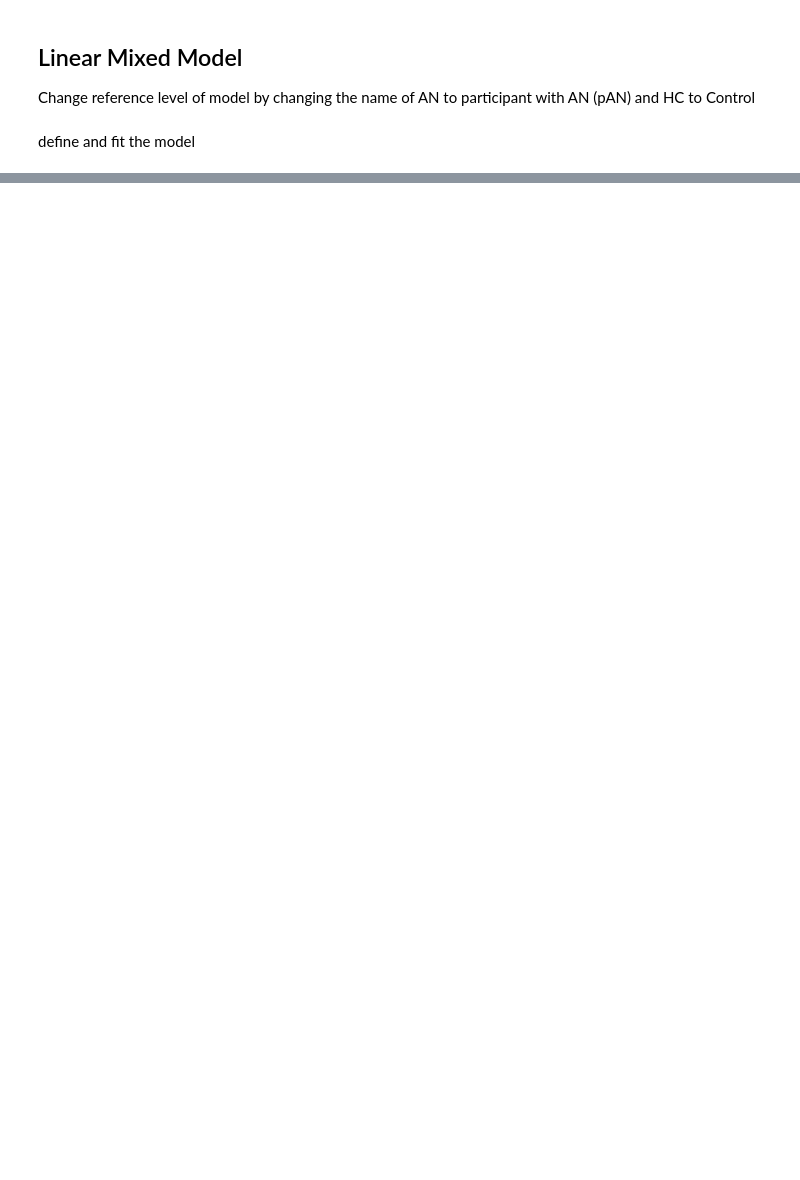
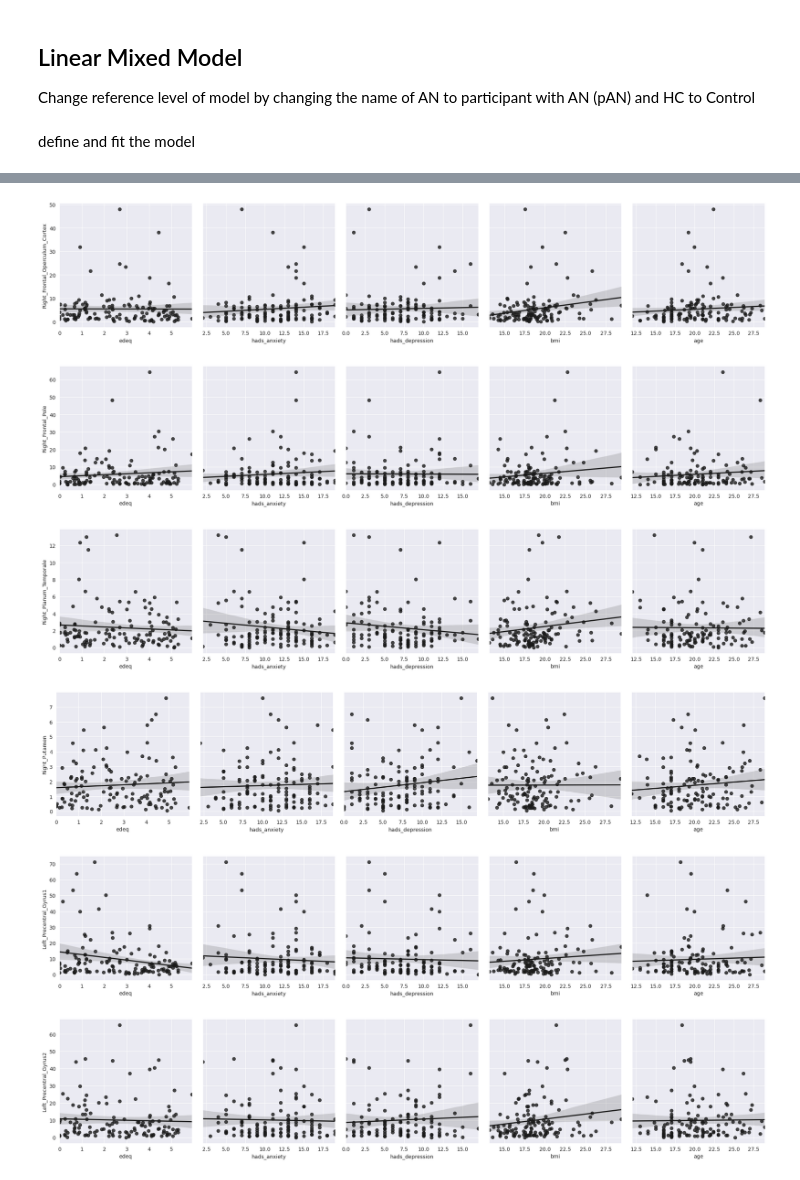
Before and after one commit to WMDA/socio-emotion-cognition, a Jupyter notebook: task_fmri/results/2ndlevel/cluster_analysis.ipynb, the cells around one changed output, grey strips where cells are left out. Saved outputs shown, nothing was run; the diff lists cells and outputs as text; code cells hidden in the pictures; blank space fills up the shorter version.

```diff
--- a/task_fmri/results/2ndlevel/cluster_analysis.ipynb
+++ b/task_fmri/results/2ndlevel/cluster_analysis.ipynb
@@ -130,0 +233,10 @@ Vermis_4_5
+# %%
+lmm_models = {}
+for task in lmm.keys():
+    for cluster in lmm[task].drop(['subject', 'time_point', 'edeq', 'hads_anxiety', 'hads_depression', 'bmi', 'age', 'group', ],axis=1).columns:
+        lmm[task]['cluster_trans'] = np.log10(lmm[task][cluster])
+        cluster_model = smf.mixedlm("""
+                    cluster_trans ~ edeq + hads_anxiety + hads_depression + bmi + age + time_point
+                    + edeq:time_point + hads_anxiety:time_point + hads_depression:time_point + bmi:time_point + age:time_point
+                    """, groups='subject' , data=lmm[task][lmm[task]['subject'].str.contains('G2')].reset_index(drop=True).dropna()).fit()
+        lmm_models[f'{task}_{cluster}'] = cluster_model
@@ -130,0 +265,25 @@ Vermis_4_5
+# %%
+def r2(cluster_model, df) -> dict:
+    var_resid = cluster_model.scale
+    var_random_effect = float(cluster_model.cov_re.iloc[0])
+    var_fixed_effect = cluster_model.predict(df[df['subject'].str.contains('G2')].reset_index(drop=True).dropna()).var()
+    total_var = var_fixed_effect + var_random_effect + var_resid
+    marginal_r2 = var_fixed_effect / total_var
+    conditional_r2 = (var_fixed_effect + var_random_effect) / total_var
+    return {'conditional_r2': conditional_r2,
+                'marginal_r2': marginal_r2}
+# %%
+for cluster_model in lmm_models.keys():
+    print(cluster_model)
+    display(stats.normaltest(lmm_models[cluster_model].resid))
+    fig, ax = plt.subplots(1, 2,figsize=(10, 5))
+    fig = sm.qqplot(lmm_models[cluster_model].resid, line='45', ax=ax[0])
+    sns.histplot(lmm_models[cluster_model].resid, ax=ax[1],  kde=True)
+    plt.show()
+    display(lmm_models[cluster_model].summary())
+    task_cluster = cluster_model.split('_')
+    task = task_cluster[0] + '_' + task_cluster[1]
+    cluster = re.sub(task, '', cluster_model).lstrip('_')
+    r2_models = r2(lmm_models[cluster_model], lmm[task][['subject', 'time_point', 'edeq', 'hads_anxiety', 'hads_depression', 'bmi', 'age', 'group', cluster]])
+    print('marginal_r2: ', r2_models['marginal_r2'], '\n')
+    print('-'*100)
@@ -130,0 +346,12 @@ Vermis_4_5
+# %%
+df = lmm['eft_interaction'][lmm['eft_interaction']['subject'].str.contains('G2')].reset_index(drop=True)
+for cluster in lmm['eft_interaction'].drop(['subject', 'time_point', 'edeq', 'hads_anxiety', 'hads_depression', 'bmi', 'age', 'group', 'cluster_trans'],axis=1).columns:
+    plots = sns.PairGrid(df, y_vars=[cluster], x_vars=['edeq', 'hads_anxiety', 'hads_depression', 'bmi', 'age'], height=4)
+    plots.map(sns.regplot, color=".1")
+# %% [output]
+[figure, added]
+[figure, added]
+[figure, added]
+[figure, added]
+[figure, added]
+[figure, added]
```
Also changed, not shown: parts of 16 cells of this notebook, 1 other file.
